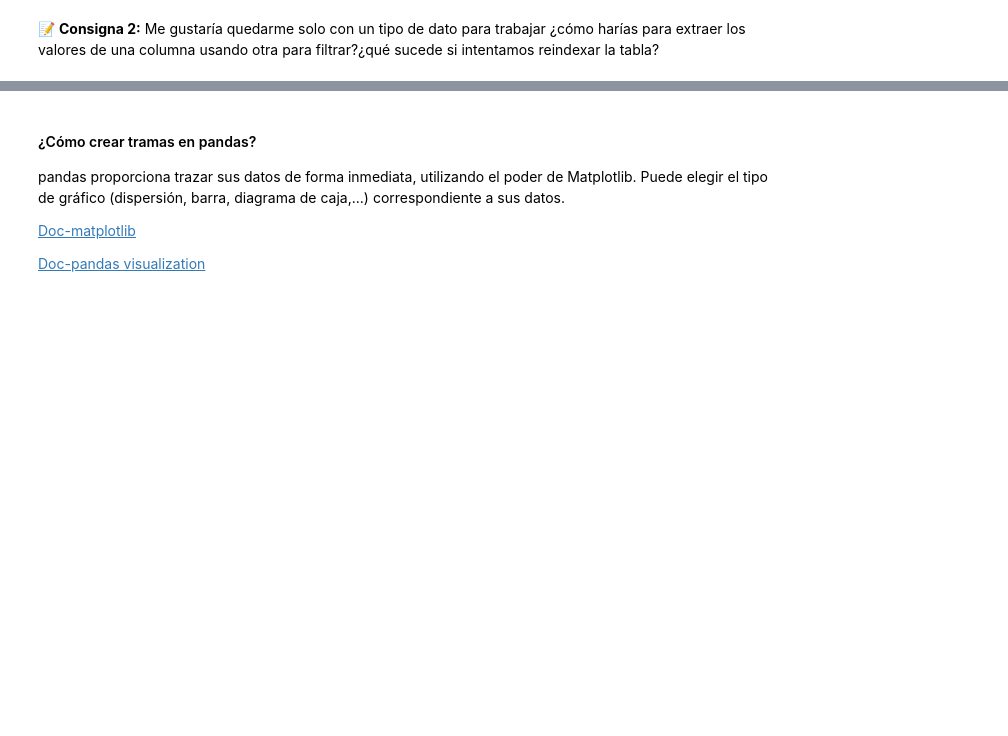
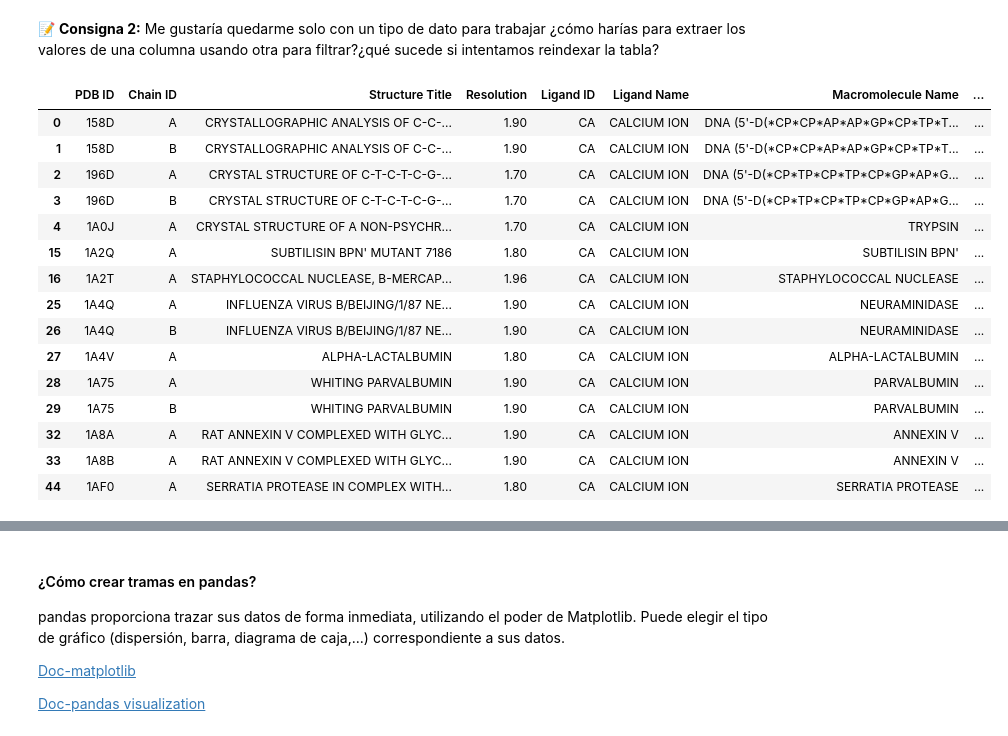
Before and after one commit to AbrSantiago/unq-estadistica-2026s2, a Jupyter notebook: Unidad-1/pandas.ipynb, the cells around one changed output, grey strips where cells are left out. Drawn from its saved outputs; the diff is of its cells as text; code cells hidden in the pictures; blank space fills up the shorter version.

```diff
--- a/Unidad-1/pandas.ipynb
+++ b/Unidad-1/pandas.ipynb
@@ -95,6 +107,24 @@ Los métodos para dividir, seleccionar, filtrar y extraer los datos que necesita
 📝 **Consigna 2:** Me gustaría quedarme solo con un tipo de dato para trabajar ¿cómo harías para extraer los valores de una columna usando otra para filtrar?¿qué sucede si intentamos reindexar la tabla?
 # %%
 df2 = datos_pdb[datos_pdb['Resolution']<2]
+df2.head(15)
+# %% [output]
+|  | PDB ID | Chain ID | Structure Title | Resolution | Ligand ID | Ligand Name | Macromolecule Name | ... |
+| 0 | 158D | A | CRYSTALLOGRAPHIC ANALYSIS OF C-C-... | 1.90 | CA | CALCIUM ION | DNA (5'-D(*CP*CP*AP*AP*GP*CP*TP*T... | ... |
+| 1 | 158D | B | CRYSTALLOGRAPHIC ANALYSIS OF C-C-... | 1.90 | CA | CALCIUM ION | DNA (5'-D(*CP*CP*AP*AP*GP*CP*TP*T... | ... |
+| 2 | 196D | A | CRYSTAL STRUCTURE OF C-T-C-T-C-G-... | 1.70 | CA | CALCIUM ION | DNA (5'-D(*CP*TP*CP*TP*CP*GP*AP*G... | ... |
+| 3 | 196D | B | CRYSTAL STRUCTURE OF C-T-C-T-C-G-... | 1.70 | CA | CALCIUM ION | DNA (5'-D(*CP*TP*CP*TP*CP*GP*AP*G... | ... |
+| 4 | 1A0J | A | CRYSTAL STRUCTURE OF A NON-PSYCHR... | 1.70 | CA | CALCIUM ION | TRYPSIN | ... |
+| 15 | 1A2Q | A | SUBTILISIN BPN' MUTANT 7186 | 1.80 | CA | CALCIUM ION | SUBTILISIN BPN' | ... |
+| 16 | 1A2T | A | STAPHYLOCOCCAL NUCLEASE, B-MERCAP... | 1.96 | CA | CALCIUM ION | STAPHYLOCOCCAL NUCLEASE | ... |
+| 25 | 1A4Q | A | INFLUENZA VIRUS B/BEIJING/1/87 NE... | 1.90 | CA | CALCIUM ION | NEURAMINIDASE | ... |
+| 26 | 1A4Q | B | INFLUENZA VIRUS B/BEIJING/1/87 NE... | 1.90 | CA | CALCIUM ION | NEURAMINIDASE | ... |
+| 27 | 1A4V | A | ALPHA-LACTALBUMIN | 1.80 | CA | CALCIUM ION | ALPHA-LACTALBUMIN | ... |
+| 28 | 1A75 | A | WHITING PARVALBUMIN | 1.90 | CA | CALCIUM ION | PARVALBUMIN | ... |
+| 29 | 1A75 | B | WHITING PARVALBUMIN | 1.90 | CA | CALCIUM ION | PARVALBUMIN | ... |
+| 32 | 1A8A | A | RAT ANNEXIN V COMPLEXED WITH GLYC... | 1.90 | CA | CALCIUM ION | ANNEXIN V | ... |
+| 33 | 1A8B | A | RAT ANNEXIN V COMPLEXED WITH GLYC... | 1.90 | CA | CALCIUM ION | ANNEXIN V | ... |
+| 44 | 1AF0 | A | SERRATIA PROTEASE IN COMPLEX WITH... | 1.80 | CA | CALCIUM ION | SERRATIA PROTEASE | ... |
 # %%
 datos_pdb['col1+col2'] = datos_pdb['Resolution'] * datos_pdb['doble_resolucion']
 # %%
```
Also changed, not shown: parts of 9 cells of this notebook, 7 other files.
